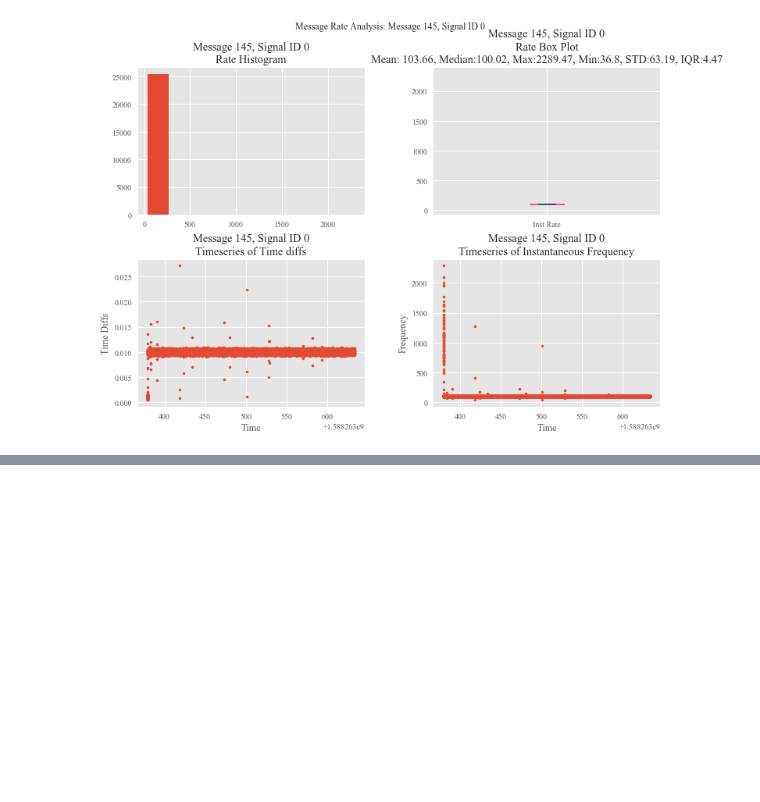
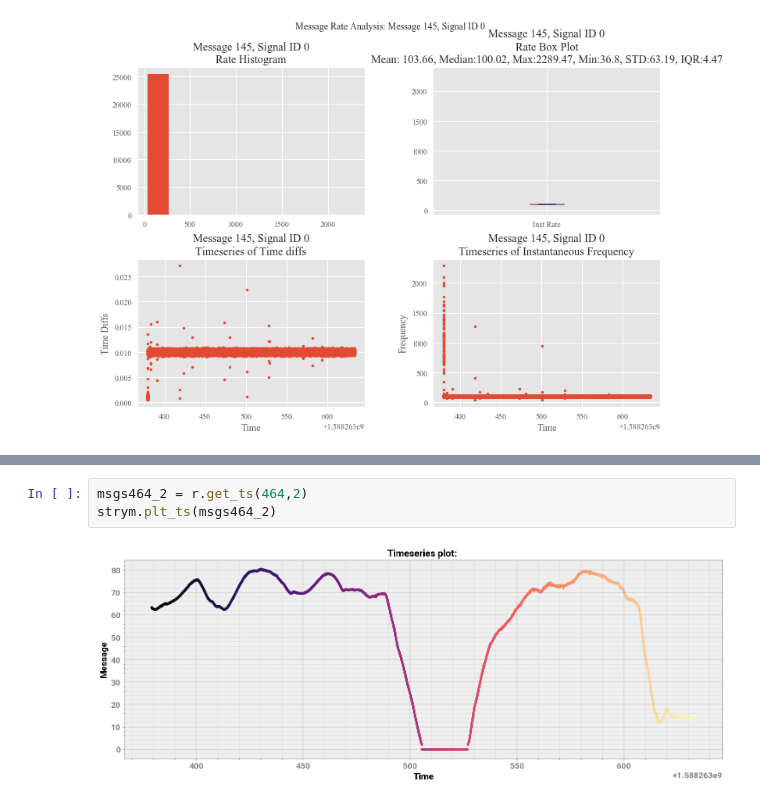
Before and after one commit to jmscslgroup/strym, a Jupyter notebook: notebook/Honda Pilot Data Throughput.ipynb, the cells around one changed output, grey strips where cells are left out. Saved outputs shown, nothing was run; the diff lists cells and outputs as text; blank space fills up the shorter version.

```diff
--- a/notebook/Honda Pilot Data Throughput.ipynb
+++ b/notebook/Honda Pilot Data Throughput.ipynb
@@ -70,0 +84,5 @@ Interquartile Range of Rate for Message 145, Signal ID 0 is 4.47148348251315
+# %%
+msgs464_2 = r.get_ts(464,2)
+strym.plt_ts(msgs464_2)
+# %% [output]
+[figure, added]
```
Also changed, not shown: parts of 12 cells of this notebook, 1 other file.
